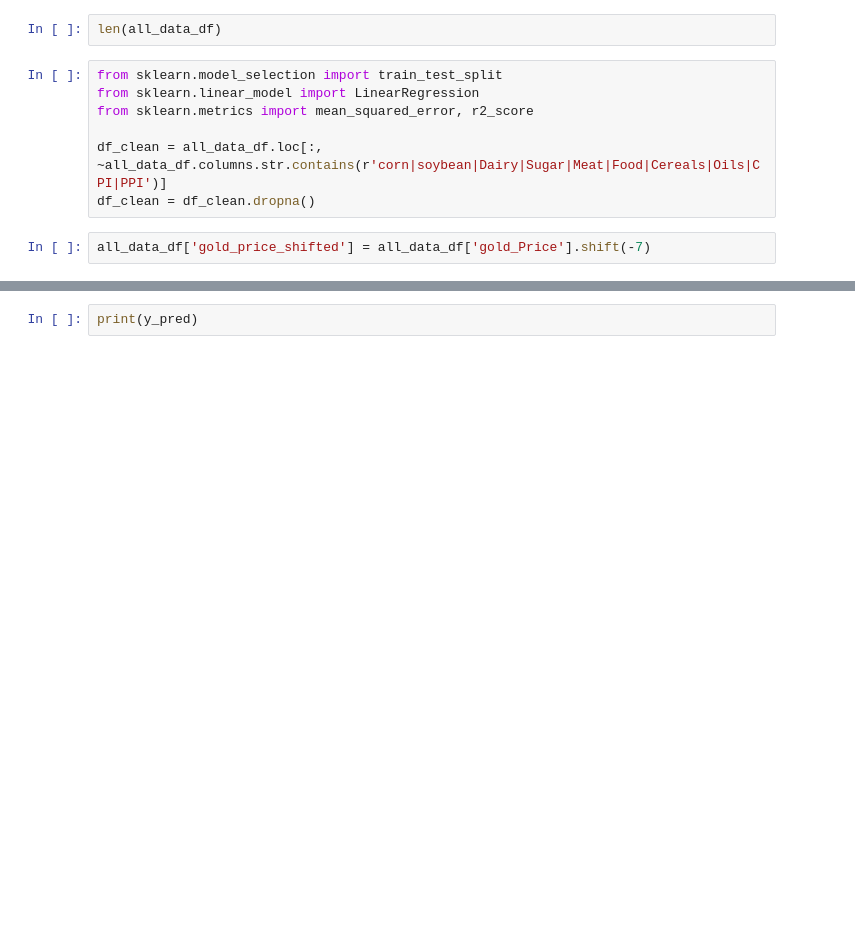
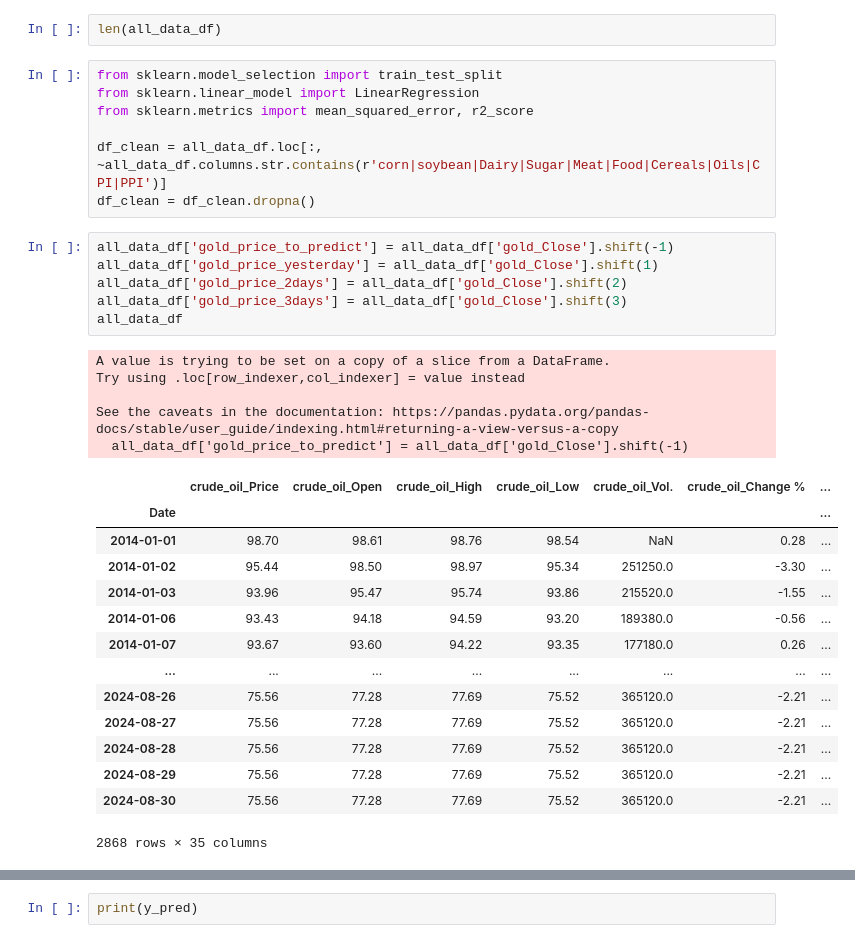
Before and after one commit to DanaMikulinsky/fintechFinalProject, a Jupyter notebook: dataExploration.ipynb, the cells around one changed output, grey strips where cells are left out. Saved outputs shown, nothing was run; the diff lists cells and outputs as text; blank space fills up the shorter version.

```diff
--- a/dataExploration.ipynb
+++ b/dataExploration.ipynb
@@ -606,4 +537,28 @@ from sklearn.metrics import mean_squared_error, r2_score
 df_clean = all_data_df.loc[:, ~all_data_df.columns.str.contains(r'corn|soybean|Dairy|Sugar|Meat|Food|Cereals|Oils|CPI|PPI')]
 df_clean = df_clean.dropna()
 # %%
-all_data_df['gold_price_shifted'] = all_data_df['gold_Price'].shift(-7)
+all_data_df['gold_price_to_predict'] = all_data_df['gold_Close'].shift(-1)
+all_data_df['gold_price_yesterday'] = all_data_df['gold_Close'].shift(1)
+all_data_df['gold_price_2days'] = all_data_df['gold_Close'].shift(2)
+all_data_df['gold_price_3days'] = all_data_df['gold_Close'].shift(3)
+all_data_df
+# %% [output]
+A value is trying to be set on a copy of a slice from a DataFrame.
+Try using .loc[row_indexer,col_indexer] = value instead
+
+See the caveats in the documentation: https://pandas.pydata.org/pandas-docs/stable/user_guide/indexing.html#returning-a-view-versus-a-copy
+  all_data_df['gold_price_to_predict'] = all_data_df['gold_Close'].shift(-1)
+|  | crude_oil_Price | crude_oil_Open | crude_oil_High | crude_oil_Low | crude_oil_Vol. | crude_oil_Change % | ... |
+| Date |  |  |  |  |  |  | ... |
+| 2014-01-01 | 98.70 | 98.61 | 98.76 | 98.54 | NaN | 0.28 | ... |
+| 2014-01-02 | 95.44 | 98.50 | 98.97 | 95.34 | 251250.0 | -3.30 | ... |
+| 2014-01-03 | 93.96 | 95.47 | 95.74 | 93.86 | 215520.0 | -1.55 | ... |
+| 2014-01-06 | 93.43 | 94.18 | 94.59 | 93.20 | 189380.0 | -0.56 | ... |
+| 2014-01-07 | 93.67 | 93.60 | 94.22 | 93.35 | 177180.0 | 0.26 | ... |
+| ... | ... | ... | ... | ... | ... | ... | ... |
+| 2024-08-26 | 75.56 | 77.28 | 77.69 | 75.52 | 365120.0 | -2.21 | ... |
+| 2024-08-27 | 75.56 | 77.28 | 77.69 | 75.52 | 365120.0 | -2.21 | ... |
+| 2024-08-28 | 75.56 | 77.28 | 77.69 | 75.52 | 365120.0 | -2.21 | ... |
+| 2024-08-29 | 75.56 | 77.28 | 77.69 | 75.52 | 365120.0 | -2.21 | ... |
+| 2024-08-30 | 75.56 | 77.28 | 77.69 | 75.52 | 365120.0 | -2.21 | ... |
+2868 rows × 35 columns
```
Also changed, not shown: parts of 25 cells of this notebook.
